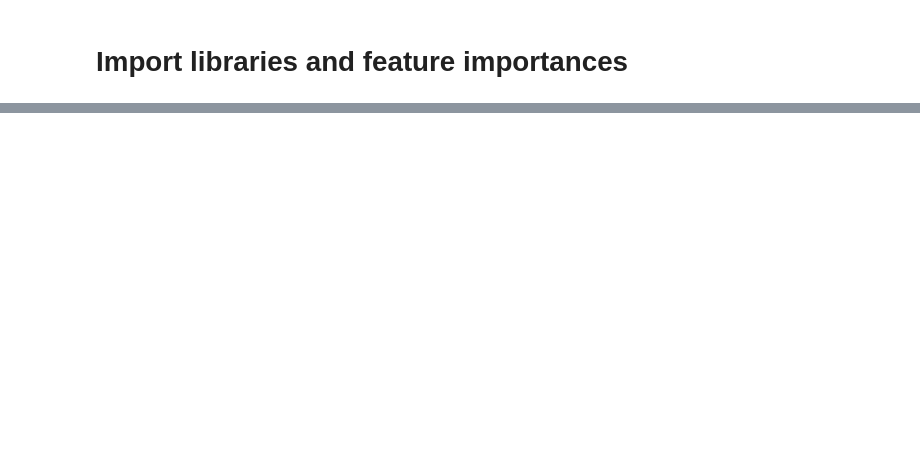
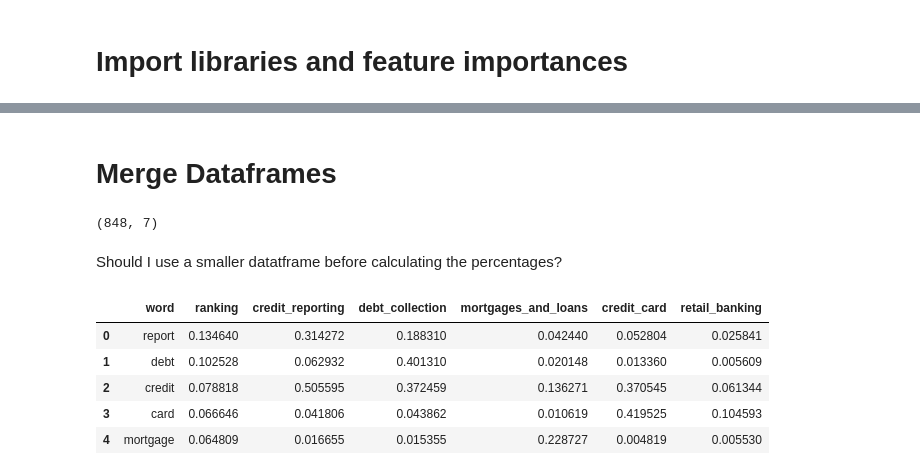
Before and after one commit to halpert3/complaint-content-classification-nlp, a Jupyter notebook: notebooks/7_post-EDA.ipynb, the cells around one changed output, grey strips where cells are left out. Saved outputs shown, nothing was run; the diff lists cells and outputs as text; code cells hidden in the pictures; blank space fills up the shorter version.

```diff
--- a/notebooks/8_post-EDA.ipynb
+++ b/notebooks/7_post-EDA.ipynb
@@ -65,0 +88,2 @@ fig.show()
+# %% [markdown]
+# Merge Dataframes
@@ -65,0 +92,15 @@ fig.show()
+# %%
+df.shape
+# %% [output]
+(848, 7)
+# %% [markdown]
+Should I use a smaller datatframe before calculating the percentages?
+# %%
+df.head()
+# %% [output]
+|  | word | ranking | credit_reporting | debt_collection | mortgages_and_loans | credit_card | retail_banking |
+| 0 | report | 0.134640 | 0.314272 | 0.188310 | 0.042440 | 0.052804 | 0.025841 |
+| 1 | debt | 0.102528 | 0.062932 | 0.401310 | 0.020148 | 0.013360 | 0.005609 |
+| 2 | credit | 0.078818 | 0.505595 | 0.372459 | 0.136271 | 0.370545 | 0.061344 |
+| 3 | card | 0.066646 | 0.041806 | 0.043862 | 0.010619 | 0.419525 | 0.104593 |
+| 4 | mortgage | 0.064809 | 0.016655 | 0.015355 | 0.228727 | 0.004819 | 0.005530 |
```
Also changed, not shown: parts of 21 cells of this notebook, 3 other files.
